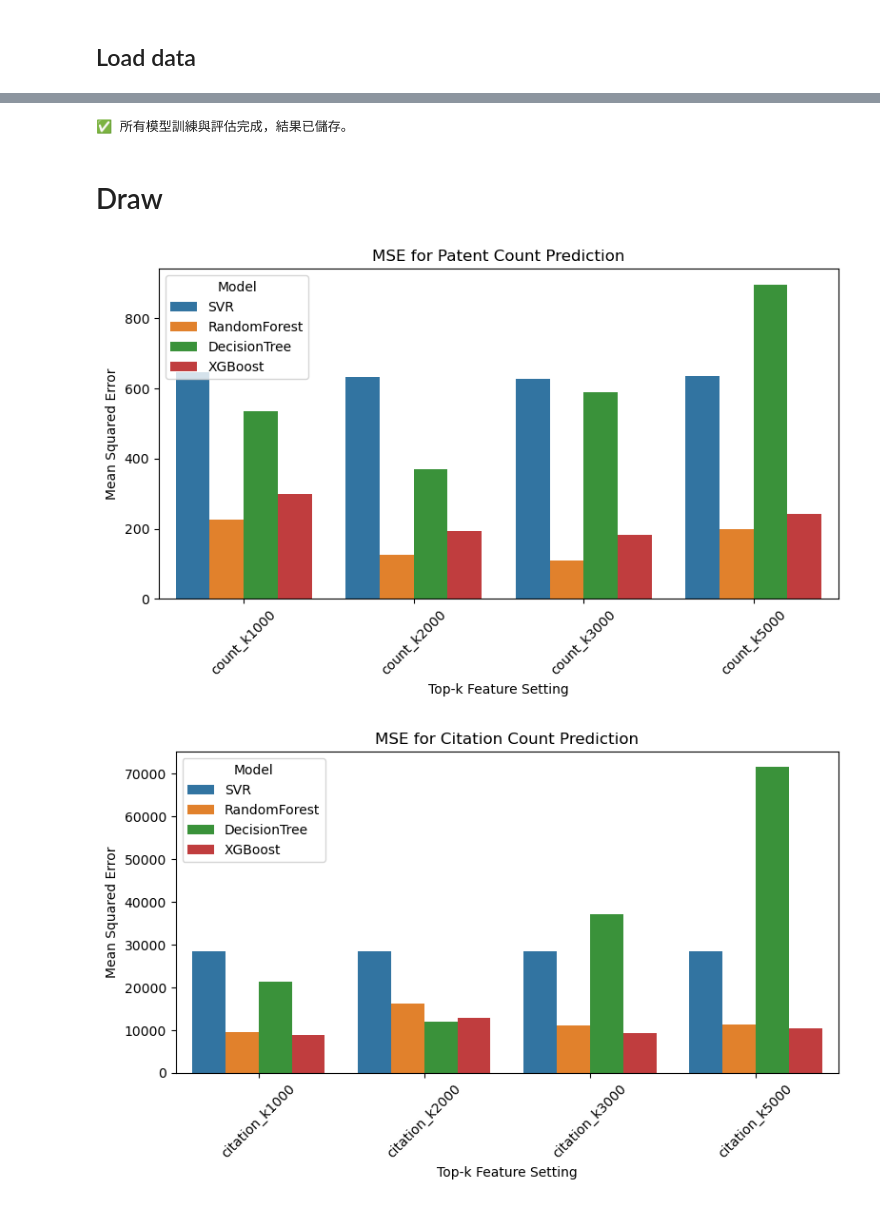
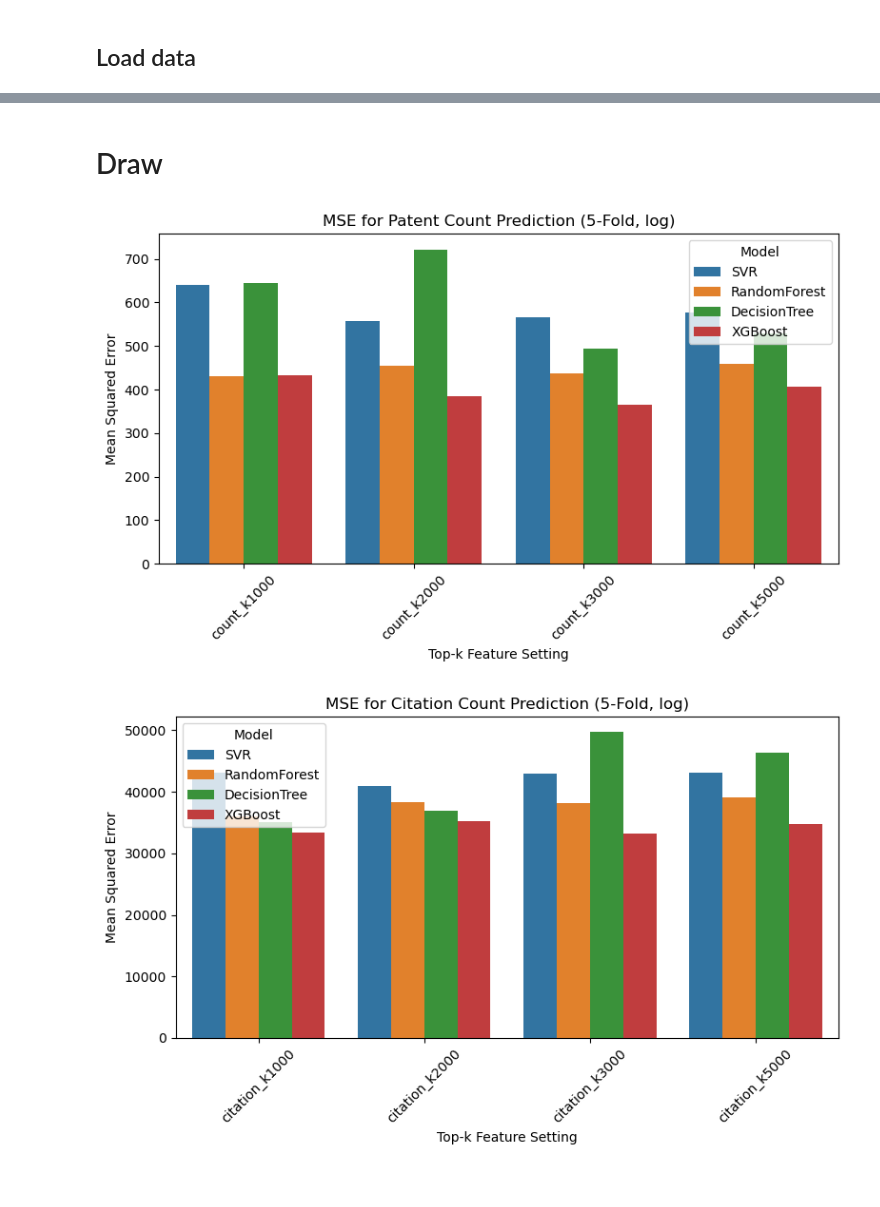
Before and after one commit to 10youting01/Green-innovation, a Jupyter notebook: green_innovation_predcition/model/baseline_model.ipynb, the cells around one changed output, grey strips where cells are left out. Saved outputs shown, nothing was run; the diff lists cells and outputs as text; code cells hidden in the pictures.

Commit message:
Models update

```diff
--- a/green_innovation_predcition/model/baseline_model.ipynb
+++ b/green_innovation_predcition/model/baseline_model.ipynb
@@ -42,20 +69,22 @@ def train_and_evaluate_models(X, y, target_name):
 # %% [markdown]
 ## Load data
 # %%
-from scipy import sparse
-import pandas as pd
-
+# 載入資料
 df = pd.read_csv("../../output_dataset/csr_text_processed_v0_preprocessed.csv")
-
 all_results = []
 
 for k in [1000, 2000, 3000, 5000]:
     for target in ["count", "citation"]:
         tfidf_path = f"../../output_dataset/tfidf_top{k}_{target}_k{k}.npz"
         X = sparse.load_npz(tfidf_path)
-        y = df["patent_count"].values if target == "count" else df["citation_count"].values
+        y_raw = df["patent_count"].values if target == "count" else df["citation_count"].values
 
-        results = train_and_evaluate_models(X, y, target_name=f"{target}_k{k}")
+        results = train_and_evaluate_models_5fold(X, y_raw, target_name=f"{target}_k{k}")
         all_results.extend(results)
+
+# 儲存結果
+results_df = pd.DataFrame(all_results)
+results_df.to_csv("../output/baseline_model_eval_results_5fold_log.csv", index=False)
+print("✅ 所有模型訓練與評估完成，結果已儲存。")
 # %% [output]
 ===== Training models for: count_k1000 =====
@@ -78,10 +107,3 @@ XGBoost - MSE: 10486.7208
-# %%
-# 結果整理與儲存
-results_df = pd.DataFrame(all_results)
-results_df.to_csv("../output/baseline_model_eval_results.csv", index=False)
-print("✅ 所有模型訓練與評估完成，結果已儲存。")
-# %% [output]
-✅ 所有模型訓練與評估完成，結果已儲存。
 # %% [markdown]
 # Draw
 # %%
@@ -89,36 +111,37 @@ import matplotlib.pyplot as plt
 import seaborn as sns
 import pandas as pd
 # %%
-# Count
+# 視覺化
+# Barplot for count
 plt.figure(figsize=(8, 5))
 sns.barplot(
     data=results_df[results_df["target"].str.contains("count")],
     x="target", y="MSE", hue="model"
 )
-plt.title("MSE for Patent Count Prediction")
+plt.title("MSE for Patent Count Prediction (5-Fold, log)")
 plt.ylabel("Mean Squared Error")
 plt.xlabel("Top-k Feature Setting")
 plt.xticks(rotation=45)
 plt.legend(title="Model")
 plt.tight_layout()
 plt.show()
 
-# Citation
+# Barplot for citation
 plt.figure(figsize=(8, 5))
 sns.barplot(
     data=results_df[results_df["target"].str.contains("citation")],
     x="target", y="MSE", hue="model"
 )
-plt.title("MSE for Citation Count Prediction")
+plt.title("MSE for Citation Count Prediction (5-Fold, log)")
 plt.ylabel("Mean Squared Error")
 plt.xlabel("Top-k Feature Setting")
 plt.xticks(rotation=45)
 plt.legend(title="Model")
 plt.tight_layout()
 plt.show()
 # %% [output]
-[figure, old version]
+[figure, new version]
-[figure, old version]
+[figure, new version]
 # %%
 # 分解 target 為 type 與 k
 results_df[['type', 'k']] = results_df['target'].str.extract(r'(\w+)_k(\d+)')
```
Also changed, not shown: parts of 4 cells of this notebook, 2 other files.
